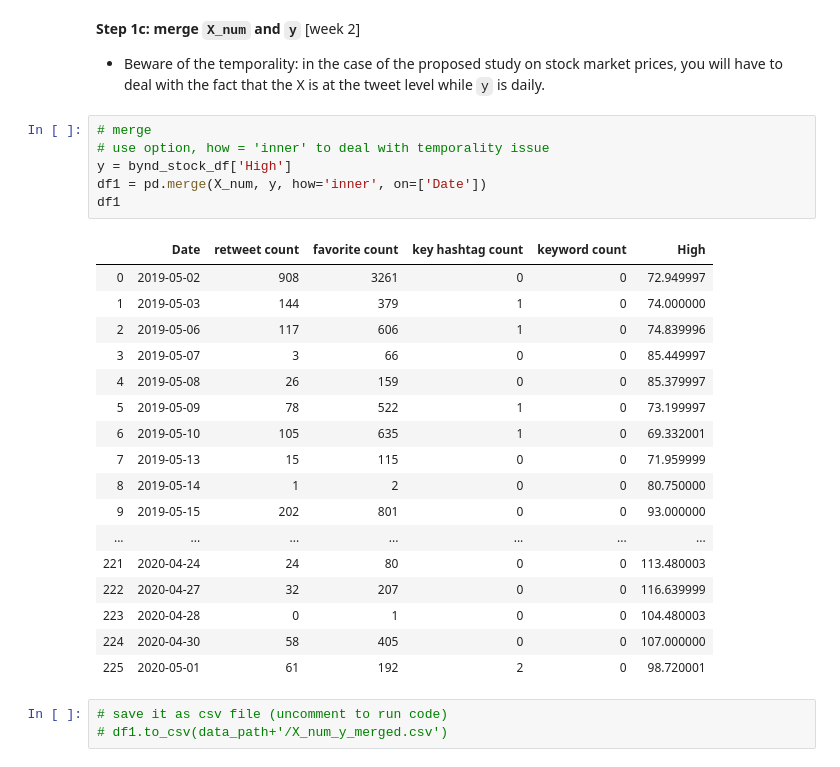
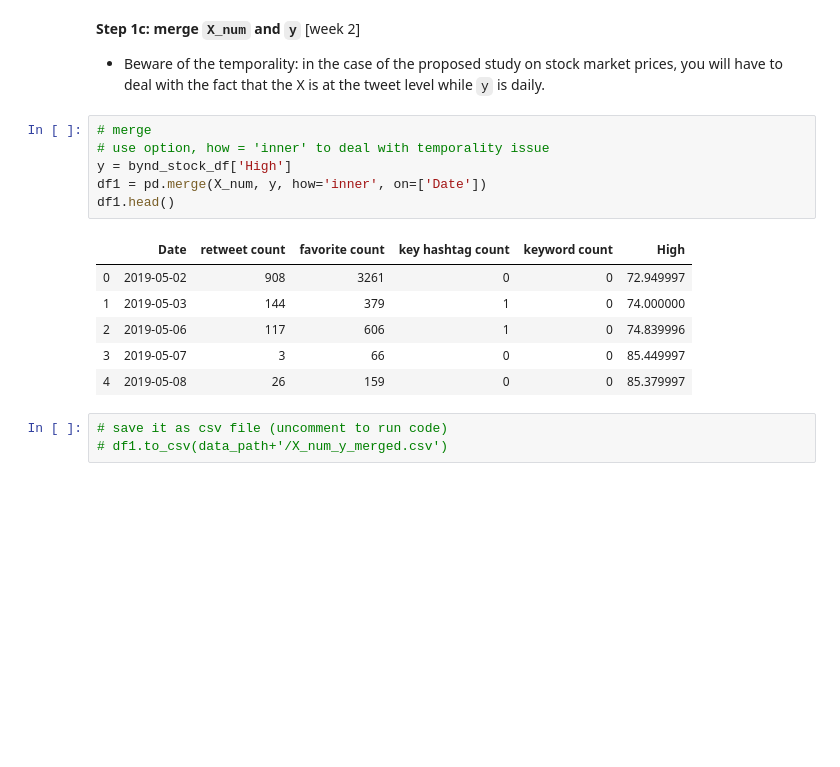
Before and after one commit to eckmanna/big_data_policy_2020, a Jupyter notebook: homeworks/hw1_eckmann.ipynb, the cells around one changed output. Drawn from its saved outputs; the diff is of its cells as text; blank space fills up the shorter version.

```diff
--- a/homeworks/hw1_eckmann.ipynb
+++ b/homeworks/hw1_eckmann.ipynb
@@ -563,27 +494,16 @@ bynd_stock_df.head()
 # %%
 # merge
 # use option, how = 'inner' to deal with temporality issue
 y = bynd_stock_df['High']
 df1 = pd.merge(X_num, y, how='inner', on=['Date'])
-df1
+df1.head()
 # %% [output]
 |  | Date | retweet count | favorite count | key hashtag count | keyword count | High |
 | 0 | 2019-05-02 | 908 | 3261 | 0 | 0 | 72.949997 |
 | 1 | 2019-05-03 | 144 | 379 | 1 | 0 | 74.000000 |
 | 2 | 2019-05-06 | 117 | 606 | 1 | 0 | 74.839996 |
 | 3 | 2019-05-07 | 3 | 66 | 0 | 0 | 85.449997 |
 | 4 | 2019-05-08 | 26 | 159 | 0 | 0 | 85.379997 |
-| 5 | 2019-05-09 | 78 | 522 | 1 | 0 | 73.199997 |
-| 6 | 2019-05-10 | 105 | 635 | 1 | 0 | 69.332001 |
-| 7 | 2019-05-13 | 15 | 115 | 0 | 0 | 71.959999 |
-| 8 | 2019-05-14 | 1 | 2 | 0 | 0 | 80.750000 |
-| 9 | 2019-05-15 | 202 | 801 | 0 | 0 | 93.000000 |
-| ... | ... | ... | ... | ... | ... | ... |
-| 221 | 2020-04-24 | 24 | 80 | 0 | 0 | 113.480003 |
-| 222 | 2020-04-27 | 32 | 207 | 0 | 0 | 116.639999 |
-| 223 | 2020-04-28 | 0 | 1 | 0 | 0 | 104.480003 |
-| 224 | 2020-04-30 | 58 | 405 | 0 | 0 | 107.000000 |
-| 225 | 2020-05-01 | 61 | 192 | 2 | 0 | 98.720001 |
 # %%
 # save it as csv file (uncomment to run code)
 # df1.to_csv(data_path+'/X_num_y_merged.csv')
```
Also changed, not shown: parts of 21 cells of this notebook.
